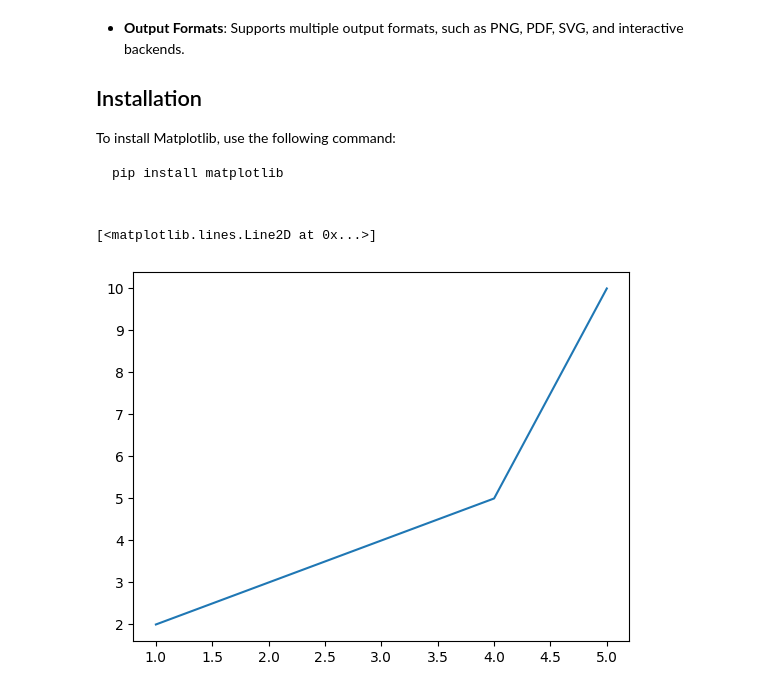
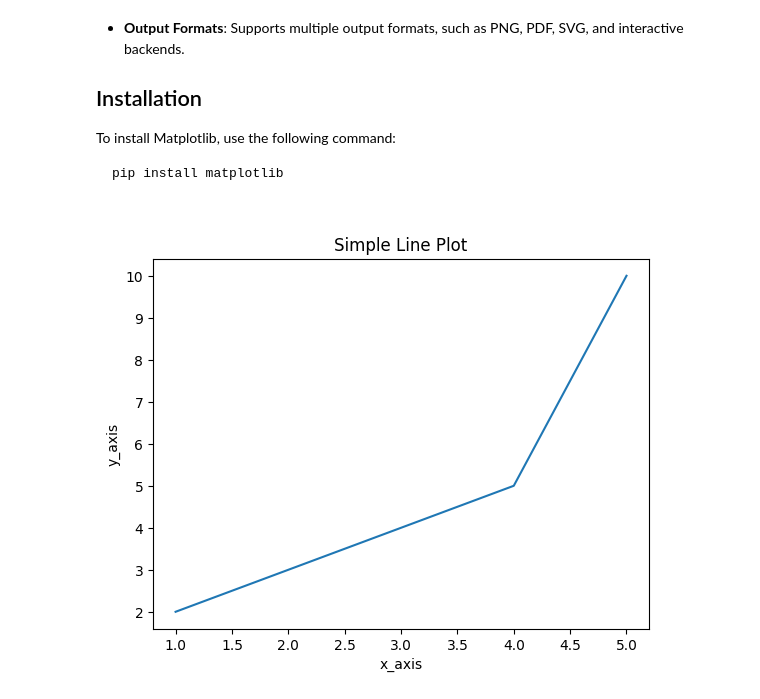
Before and after one commit to Ananddd06/Beginner_to_Advance_Machine_Learning_for_Freshers, a Jupyter notebook: Data Analysis/Matplotlib.ipynb, the cells around one changed output. Saved outputs shown, nothing was run; the diff lists cells and outputs as text; code cells hidden in the pictures.

```diff
--- a/Data Analysis/Matplotlib.ipynb
+++ b/Data Analysis/Matplotlib.ipynb
@@ -18,7 +18,10 @@ import matplotlib.pyplot as plt
 # %%
 x = [1,2,3,4,5]
 y = [2,3,4,5,10]
 plt.plot(x,y) # this is for the line plot
+plt.xlabel("x_axis")
+plt.ylabel("y_axis")
+plt.title("Simple Line Plot")
+plt.show()
 # %% [output]
-[<matplotlib.lines.Line2D at 0x...>]
-[figure, old version]
+[figure, new version]
```
Also changed, not shown: parts of 2 cells of this notebook.
